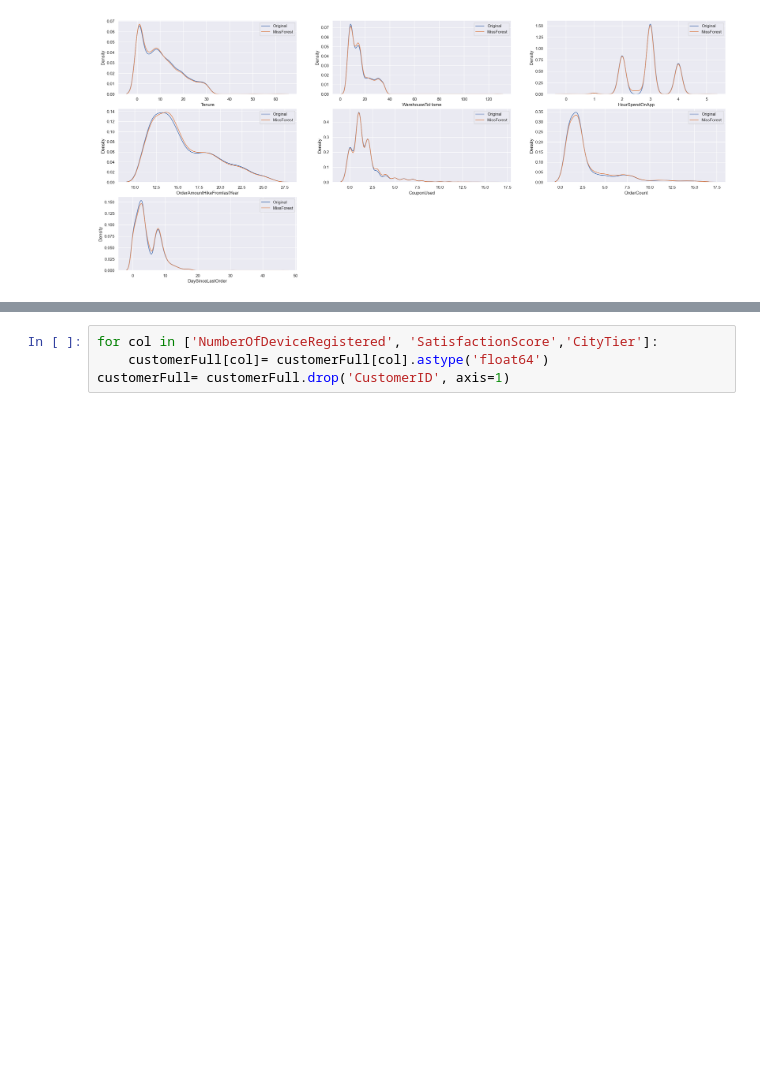
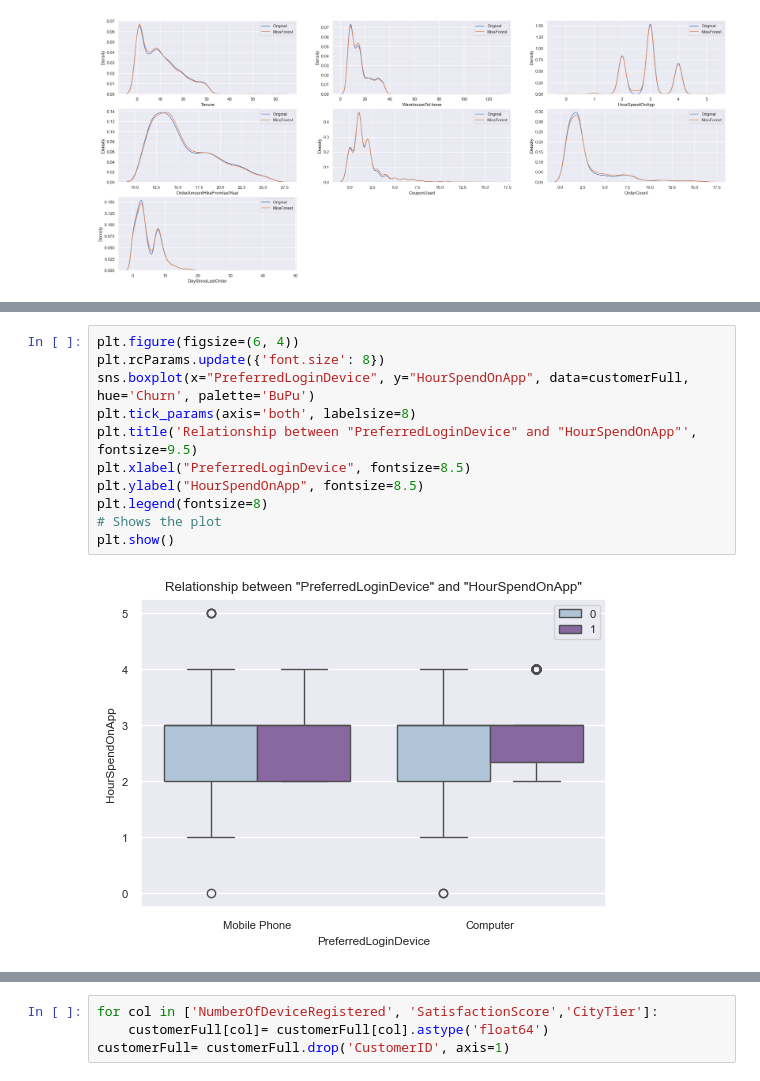
Before and after one commit to Celinejxy/E-commerce-Customer-Churn-Rate, a Jupyter notebook: Data Quality Evaluation & Preprocessing.ipynb, the cells around one changed output, grey strips where cells are left out. Drawn from its saved outputs; the diff is of its cells as text; blank space fills up the shorter version.

```diff
--- a/Data Quality Evaluation.ipynb
+++ b/Data Quality Evaluation & Preprocessing.ipynb
@@ -321,0 +404,13 @@ for subplots in ax.flatten()[len(null_attr):]:
+# %%
+plt.figure(figsize=(6, 4))
+plt.rcParams.update({'font.size': 8})
+sns.boxplot(x="PreferredLoginDevice", y="HourSpendOnApp", data=customerFull, hue='Churn', palette='BuPu')
+plt.tick_params(axis='both', labelsize=8)
+plt.title('Relationship between "PreferredLoginDevice" and "HourSpendOnApp"', fontsize=9.5)
+plt.xlabel("PreferredLoginDevice", fontsize=8.5)
+plt.ylabel("HourSpendOnApp", fontsize=8.5)
+plt.legend(fontsize=8)
+# Shows the plot
+plt.show()
+# %% [output]
+[figure, added]
```
Also changed, not shown: parts of 22 cells of this notebook, 2 other files.
